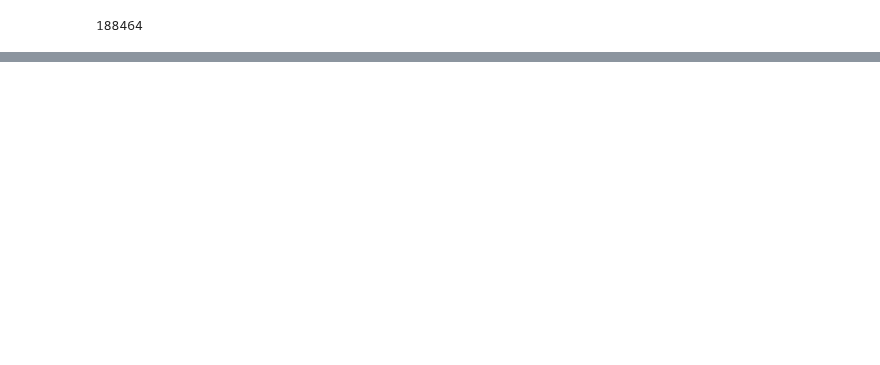
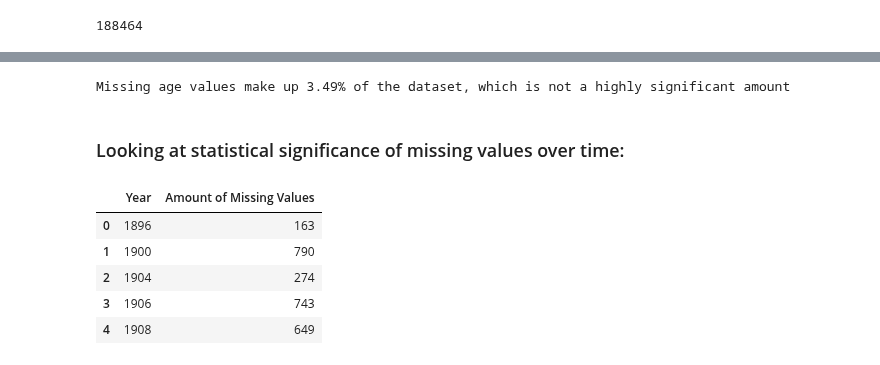
Before and after one commit to Andreas-Svensson/Databehandling-Project, a Jupyter notebook: E0_exploration.ipynb, the cells around one changed output, grey strips where cells are left out. Cells and saved outputs as stored; diff of their text form; code cells hidden in the pictures; blank space fills up the shorter version.

```diff
--- a/E0_exploration.ipynb
+++ b/E0_exploration.ipynb
@@ -742,0 +824,18 @@ df_summer["Medal"].isnull().sum()
+# %%
+print(f"Missing age values make up {len(df_missing_age) / len(df_athlete) * 100:.2f}% of the dataset, which is not a highly significant amount")
+# %% [output]
+Missing age values make up 3.49% of the dataset, which is not a highly significant amount
+# %% [markdown]
+### Looking at statistical significance of missing values over time:
+# %%
+# getting amount of missing values per year
+missing_age_values = df_athlete["Age"].isna().groupby(df_athlete["Year"]).sum().reset_index()
+missing_age_values.rename(columns = {"Age": "Amount of Missing Values"}, inplace = True)
+missing_age_values.head()
+# %% [output]
+|  | Year | Amount of Missing Values |
+| 0 | 1896 | 163 |
+| 1 | 1900 | 790 |
+| 2 | 1904 | 274 |
+| 3 | 1906 | 743 |
+| 4 | 1908 | 649 |
```
Also changed, not shown: parts of 31 cells of this notebook.
